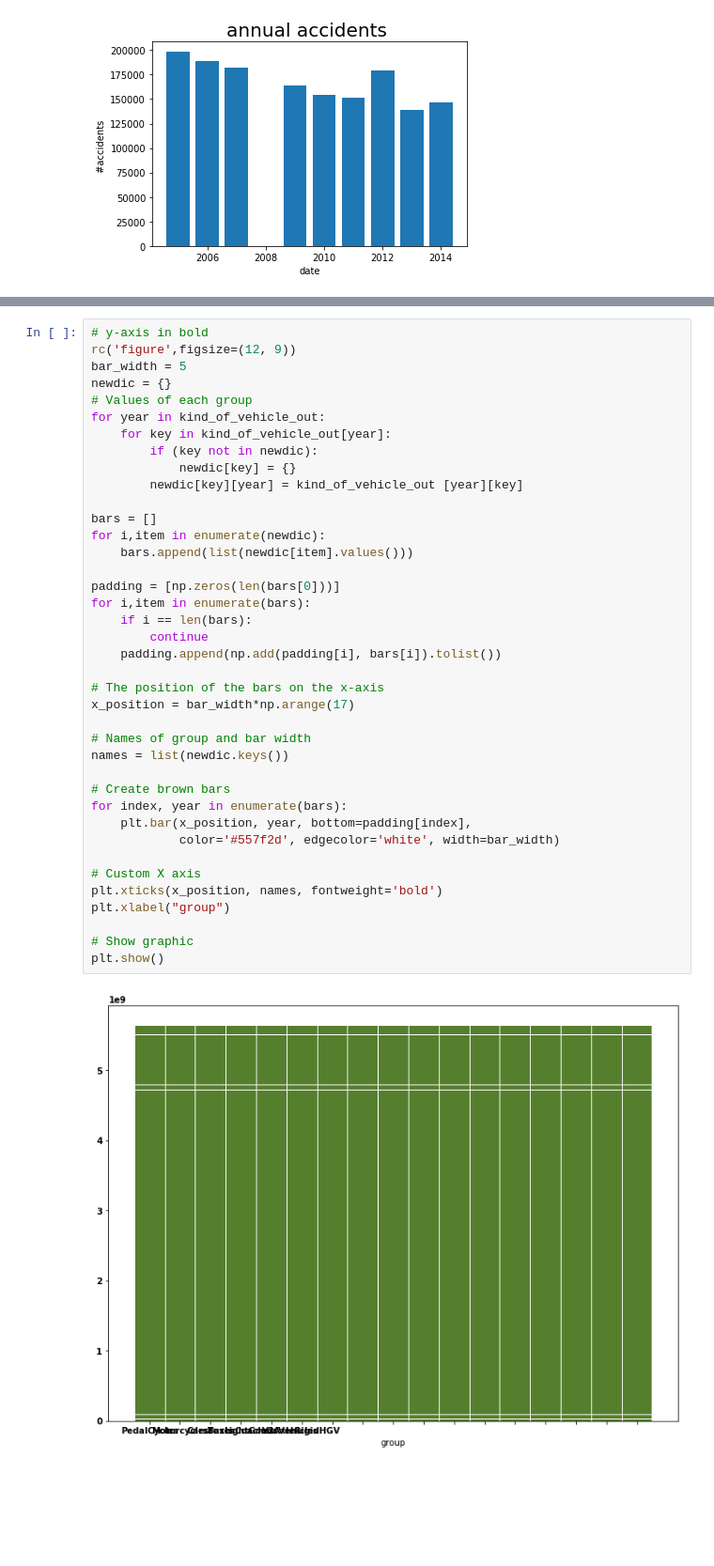
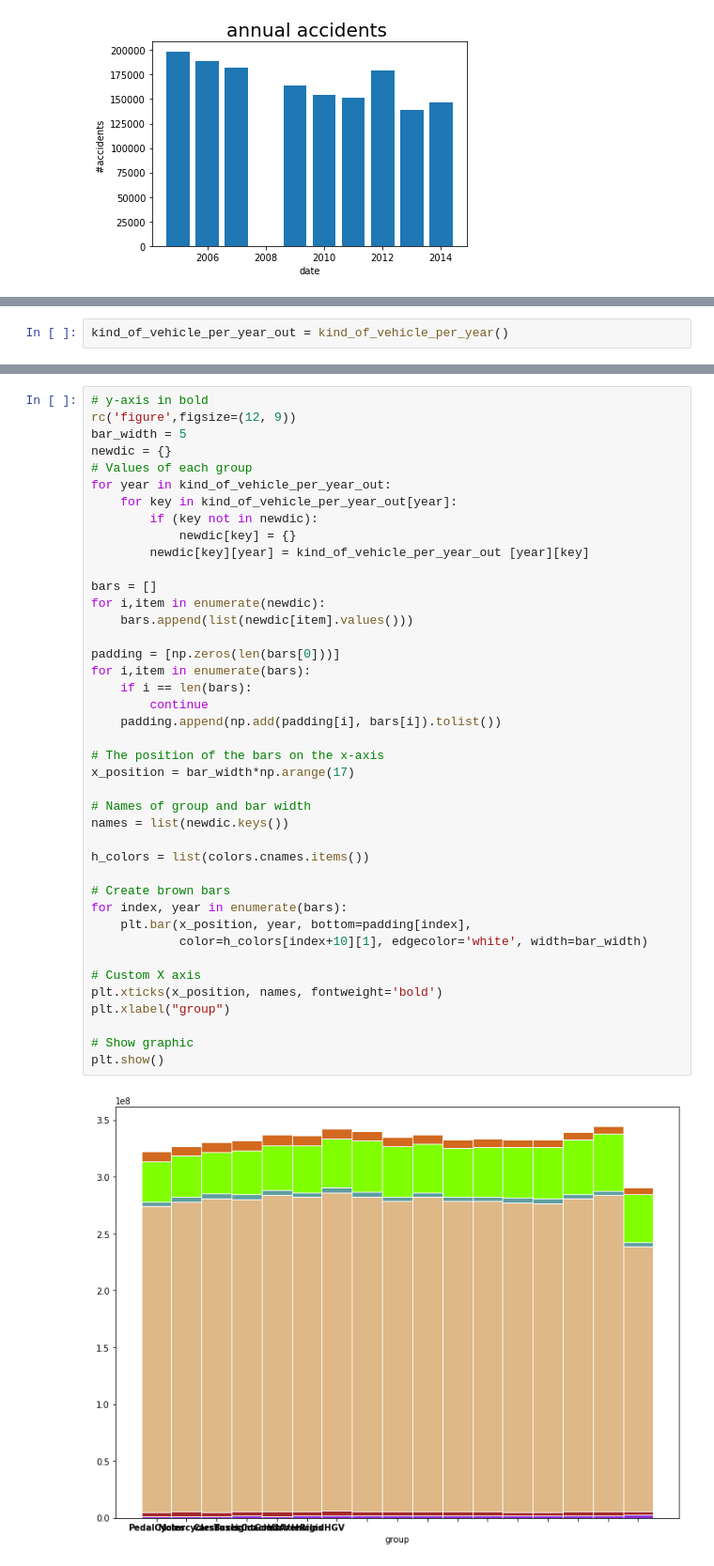
Before and after one commit to arefabed/fall2019_algorithm_project, a Jupyter notebook: plots.ipynb, the cells around one changed output, grey strips where cells are left out. Shown: that part at 94% size. Cells and saved outputs as stored; diff of their text form; blank space fills up the shorter version.

Commit message:
plots refactored

```diff
--- a/plots.ipynb
+++ b/plots.ipynb
@@ -53,0 +49,2 @@ computing...
+# %%
+kind_of_vehicle_per_year_out = kind_of_vehicle_per_year()
@@ -57,38 +57,40 @@ rc('figure',figsize=(12, 9))
 bar_width = 5
 newdic = {}
 # Values of each group
-for year in kind_of_vehicle_out:
-    for key in kind_of_vehicle_out[year]:
+for year in kind_of_vehicle_per_year_out:
+    for key in kind_of_vehicle_per_year_out[year]:
         if (key not in newdic):
             newdic[key] = {}
-        newdic[key][year] = kind_of_vehicle_out [year][key]
+        newdic[key][year] = kind_of_vehicle_per_year_out [year][key]
 
 bars = []
 for i,item in enumerate(newdic):
     bars.append(list(newdic[item].values()))
 
 padding = [np.zeros(len(bars[0]))]
 for i,item in enumerate(bars):
     if i == len(bars):
         continue
     padding.append(np.add(padding[i], bars[i]).tolist())
 
 # The position of the bars on the x-axis
 x_position = bar_width*np.arange(17)
 
 # Names of group and bar width
 names = list(newdic.keys())
 
+h_colors = list(colors.cnames.items())
+
 # Create brown bars
 for index, year in enumerate(bars):
     plt.bar(x_position, year, bottom=padding[index],
-            color='#557f2d', edgecolor='white', width=bar_width)
+            color=h_colors[index+10][1], edgecolor='white', width=bar_width)
 
 # Custom X axis
 plt.xticks(x_position, names, fontweight='bold')
 plt.xlabel("group")
 
 # Show graphic
 plt.show()
 # %% [output]
-[figure, old version]
+[figure, new version]
```
Also changed, not shown: parts of 8 cells of this notebook, 2 other files.
